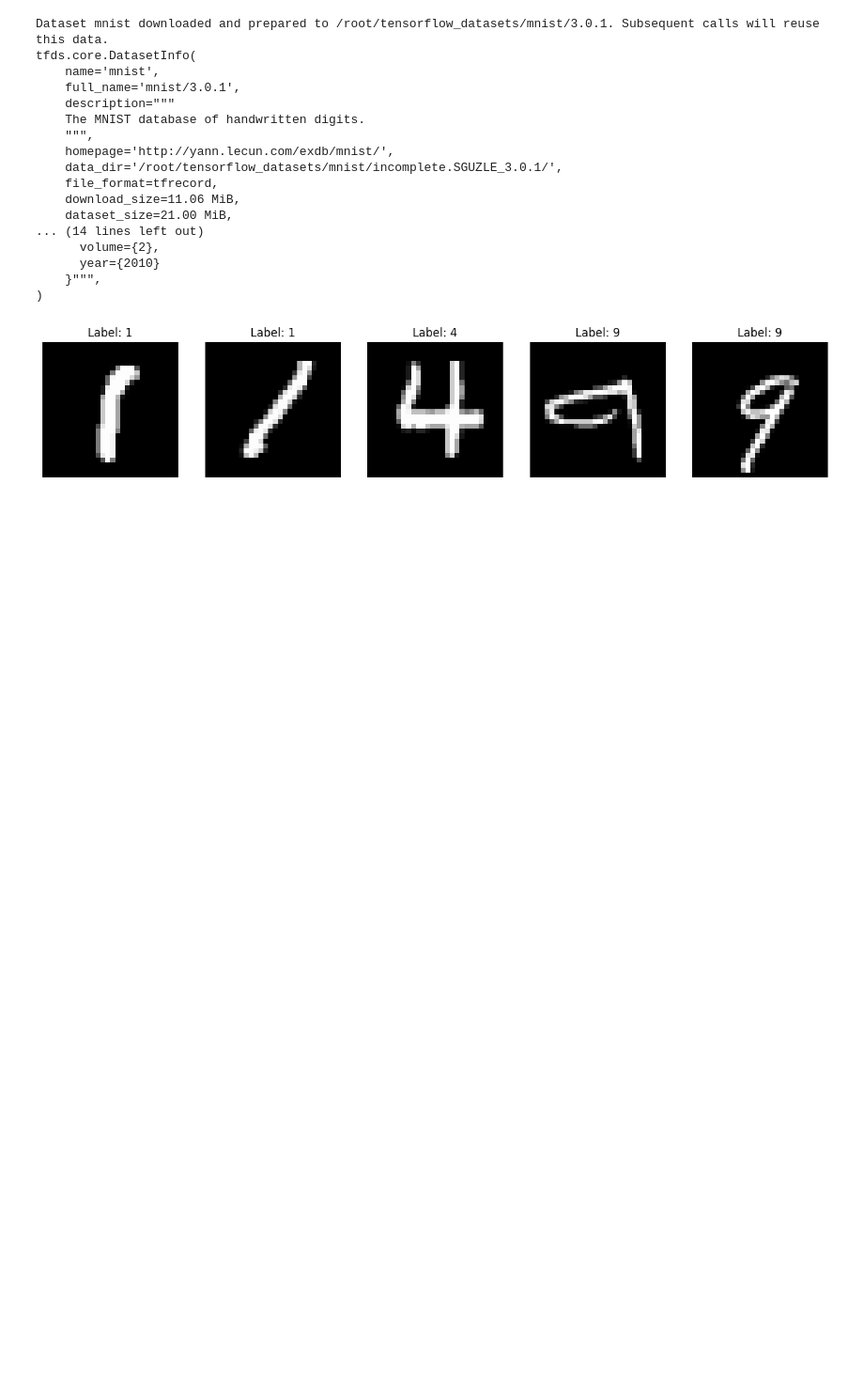
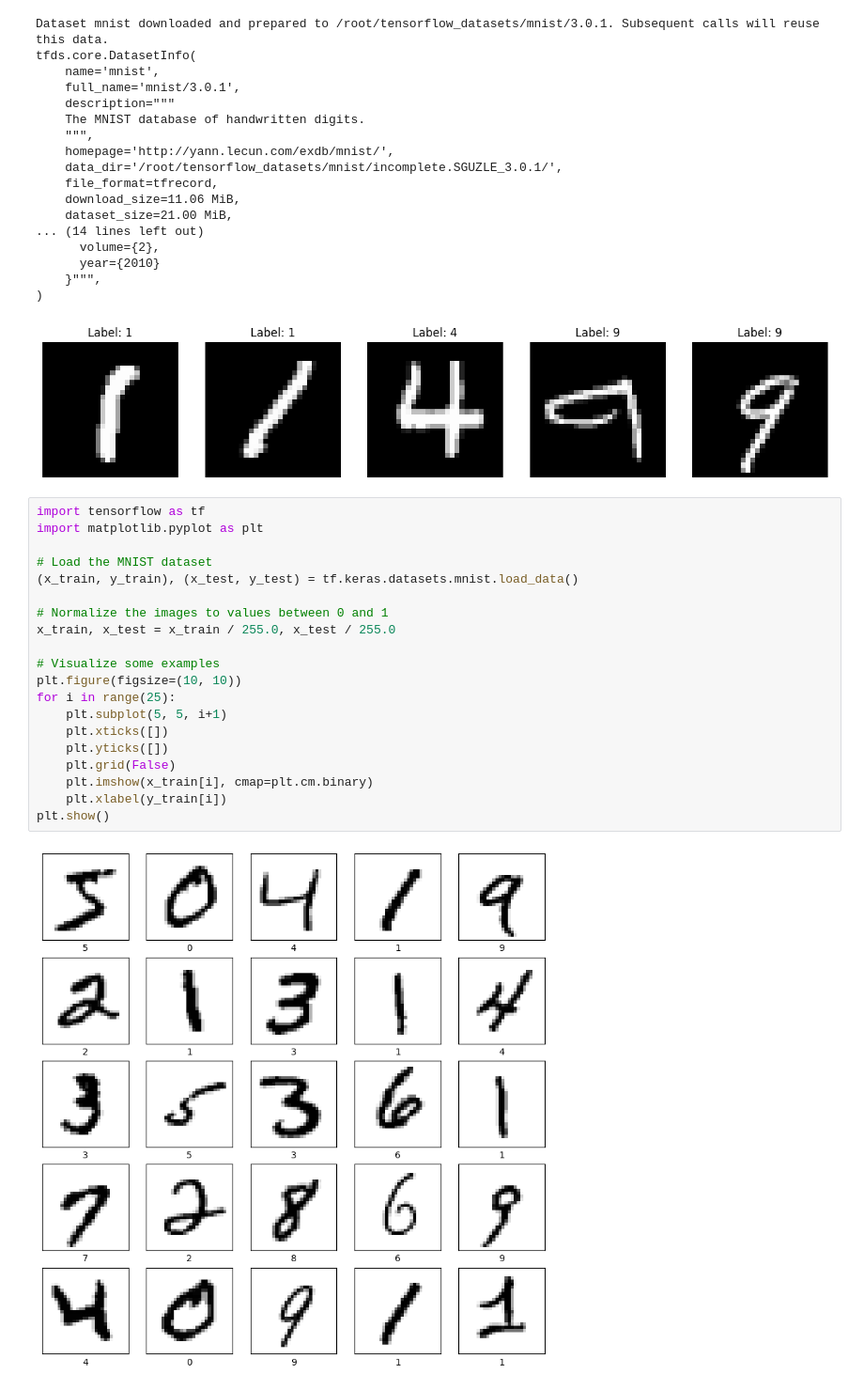
Before and after one commit to Vara710/Deep-Learning, a Jupyter notebook: Untitled11.ipynb, the cells around one changed output. Shown at 94% size. Cells and saved outputs as stored; diff of their text form; blank space fills up the shorter version.

```diff
--- a/Untitled11.ipynb
+++ b/Untitled11.ipynb
@@ -231,3 +231,25 @@ tfds.core.DatasetInfo(
     }""",
 )
 [figure]
+# %%
+import tensorflow as tf
+import matplotlib.pyplot as plt
+
+# Load the MNIST dataset
+(x_train, y_train), (x_test, y_test) = tf.keras.datasets.mnist.load_data()
+
+# Normalize the images to values between 0 and 1
+x_train, x_test = x_train / 255.0, x_test / 255.0
+
+# Visualize some examples
+plt.figure(figsize=(10, 10))
+for i in range(25):
+    plt.subplot(5, 5, i+1)
+    plt.xticks([])
+    plt.yticks([])
+    plt.grid(False)
+    plt.imshow(x_train[i], cmap=plt.cm.binary)
+    plt.xlabel(y_train[i])
+plt.show()
+# %% [output]
+[figure, added]
```
